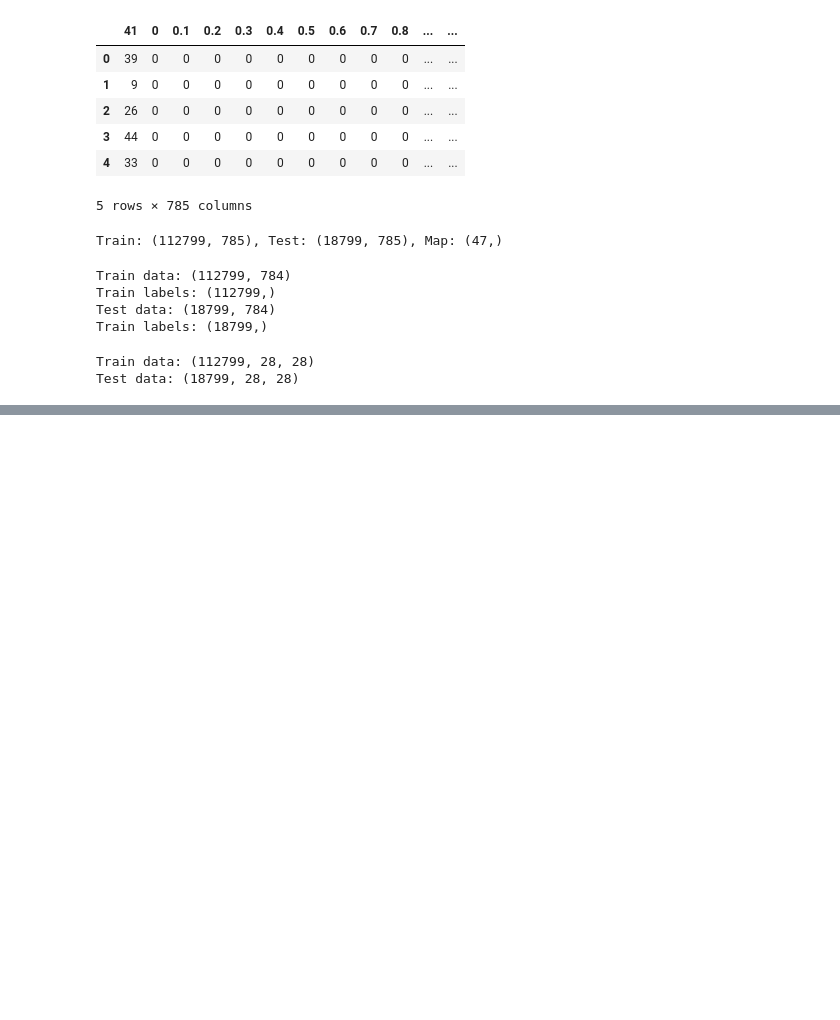
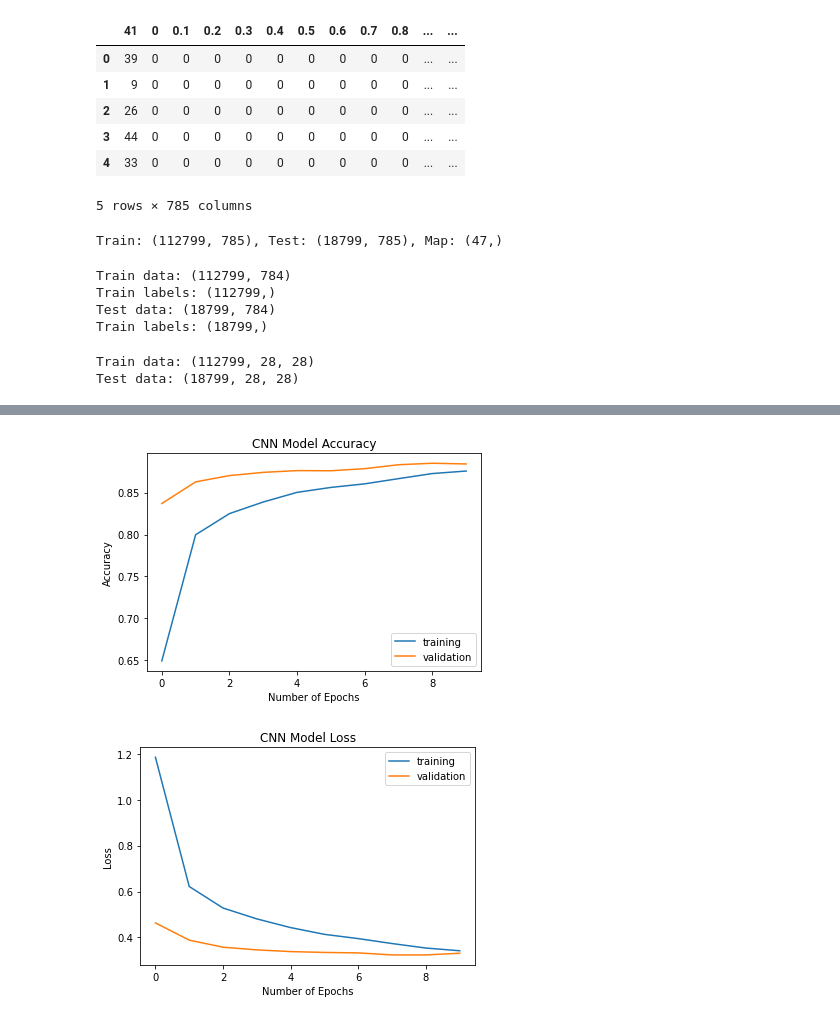
Before and after one commit to LamNg99/Handwritten-Character-Classifier, a Jupyter notebook: src/emnist.ipynb, the cells around one changed output, grey strips where cells are left out. Drawn from its saved outputs; the diff is of its cells as text; code cells hidden in the pictures; blank space fills up the shorter version.

```diff
--- a/src/emnist.ipynb
+++ b/src/emnist.ipynb
@@ -115,3 +148,3 @@ X_test = X_test.reshape([-1,HEIGHT,WIDTH,1])
 # %%
-# number of classes
-num_classes = y_train.nunique()
+# Split into train and validation set
+X_train, X_val, y_train, y_val = train_test_split(X_train, y_train, test_size= 0.2, random_state=42)
@@ -148,0 +151,15 @@ AttributeError: 'Optimizer' object has no attribute 'sgd'
+# %%
+# Building model
+model = Sequential()
+
+model.add(Conv2D(filters=64, kernel_size=(5,5), padding = 'same', activation='relu', input_shape=(HEIGHT, WIDTH,1)))
+model.add(MaxPooling2D(pool_size=(2,2), strides=(2,2)))
+model.add(Conv2D(filters=128, kernel_size=(3,3) , padding = 'same', activation='relu'))
+model.add(MaxPooling2D(pool_size=(2,2)))
+
+model.add(Flatten())
+model.add(Dense(units=128, activation='relu'))
+model.add(Dropout(0.5))
+model.add(Dense(units=num_classes, activation='softmax'))
+
+model.summary()
@@ -148,0 +186,4 @@ AttributeError: 'Optimizer' object has no attribute 'sgd'
+# %%
+model.compile(loss='categorical_crossentropy', optimizer='adam', metrics=['accuracy'])
+# %%
+history = model.fit(X_train, y_train, epochs=10, batch_size=128, verbose=1, validation_data=(X_val, y_val))
@@ -148,0 +224,21 @@ AttributeError: 'Optimizer' object has no attribute 'sgd'
+# %%
+# Plot training vs validation accruacy
+plt.plot(history.history['accuracy'])
+plt.plot(history.history['val_accuracy'])
+plt.title('CNN Model Accuracy')
+plt.ylabel('Accuracy')
+plt.xlabel('Number of Epochs')
+plt.legend(['training', 'validation'], loc='lower right')
+plt.show()
+
+# Plot training vs validation losses
+plt.plot(history.history['loss'])
+plt.plot(history.history['val_loss'])
+plt.title('CNN Model Loss')
+plt.ylabel('Loss')
+plt.xlabel('Number of Epochs')
+plt.legend(['training', 'validation'], loc='upper right')
+plt.show()
+# %% [output]
+[figure, added]
+[figure, added]
```
Also changed, not shown: parts of 20 cells of this notebook, 5 other files.
